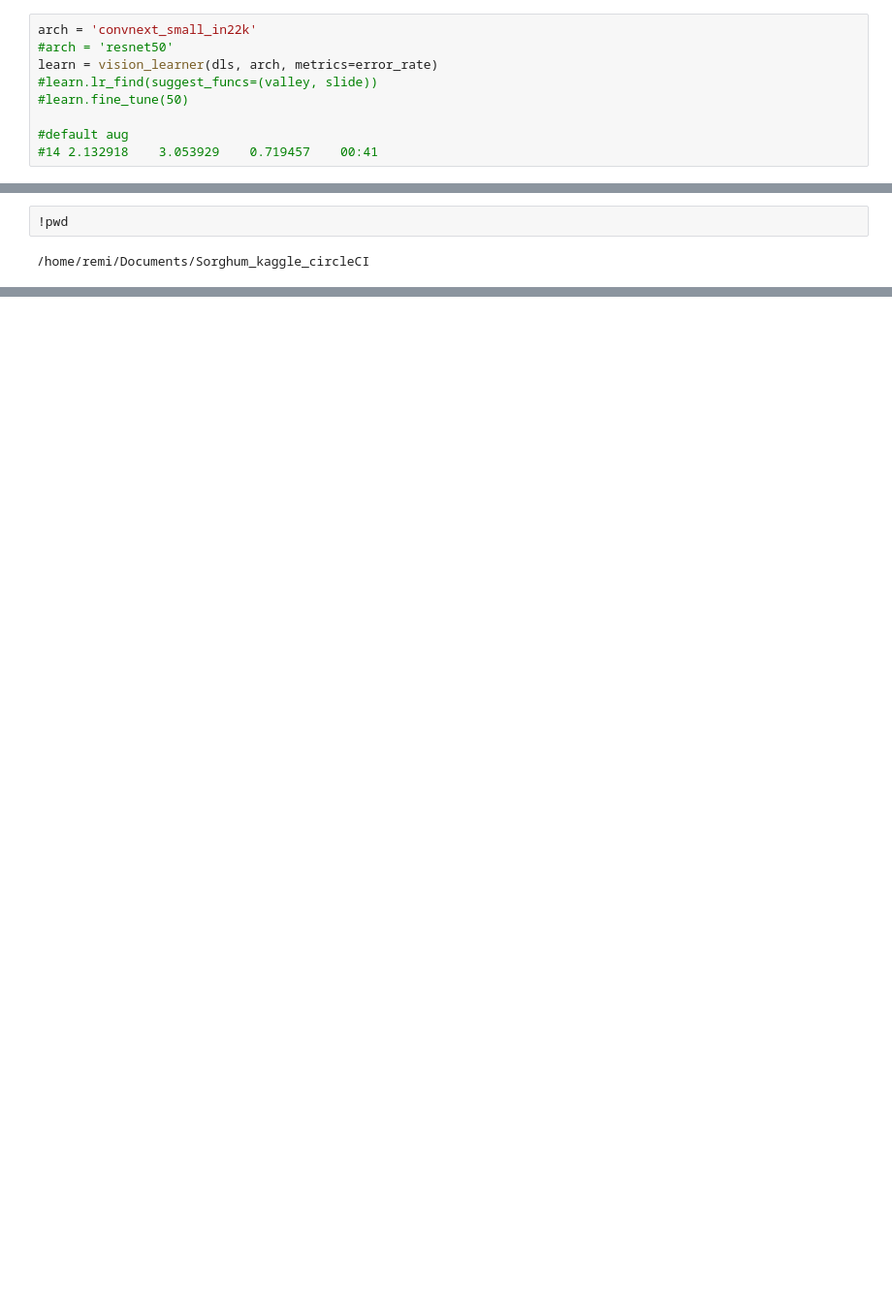
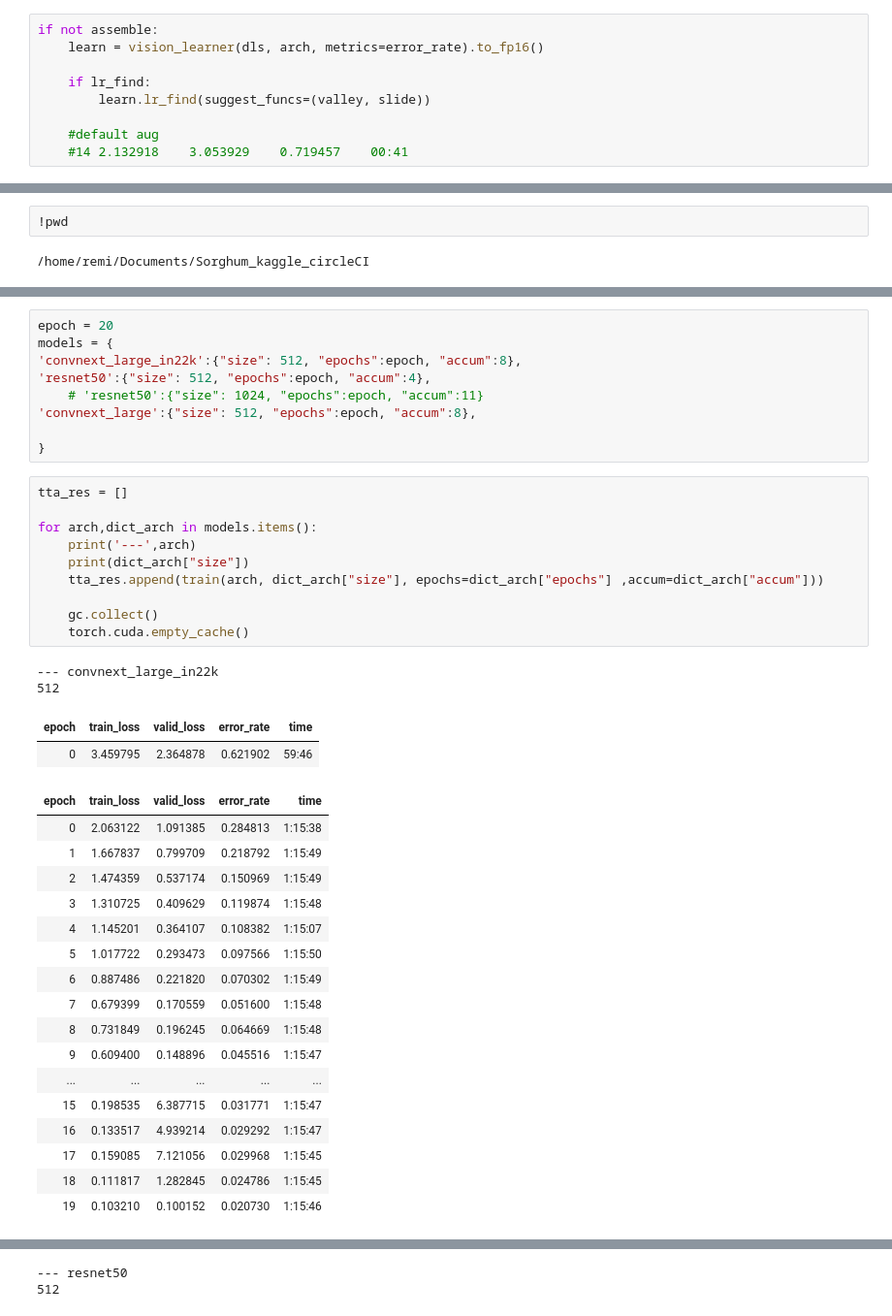
Before and after one commit to remiDupont/Sorghum_kaggle_circleCI, a Jupyter notebook: main_notebook.ipynb, the cells around one changed output, grey strips where cells are left out. Shown: that part at 97% size. Cells and saved outputs as stored; diff of their text form; blank space fills up the shorter version.

```diff
--- a/main_notebook.ipynb
+++ b/main_notebook.ipynb
@@ -113,10 +110,10 @@ from fastai.vision.all import *
 # %%
-arch = 'convnext_small_in22k'
-#arch = 'resnet50'
-learn = vision_learner(dls, arch, metrics=error_rate)
-#learn.lr_find(suggest_funcs=(valley, slide))
-#learn.fine_tune(50)
+if not assemble:
+    learn = vision_learner(dls, arch, metrics=error_rate).to_fp16()
 
-#default aug
-#14	2.132918	3.053929	0.719457	00:41
+    if lr_find:
+        learn.lr_find(suggest_funcs=(valley, slide))
+
+    #default aug
+    #14	2.132918	3.053929	0.719457	00:41
 # %%
@@ -227,0 +196,41 @@ df
+# %%
+epoch = 20
+models = {
+'convnext_large_in22k':{"size": 512, "epochs":epoch, "accum":8},
+'resnet50':{"size": 512, "epochs":epoch, "accum":4},
+    # 'resnet50':{"size": 1024, "epochs":epoch, "accum":11}
+'convnext_large':{"size": 512, "epochs":epoch, "accum":8},
+
+}
+# %%
+tta_res = []
+
+for arch,dict_arch in models.items():
+    print('---',arch)
+    print(dict_arch["size"])
+    tta_res.append(train(arch, dict_arch["size"], epochs=dict_arch["epochs"] ,accum=dict_arch["accum"]))
+
+    gc.collect()
+    torch.cuda.empty_cache()
+# %% [output]
+--- convnext_large_in22k
+512
+| epoch | train_loss | valid_loss | error_rate | time |
+| 0 | 3.459795 | 2.364878 | 0.621902 | 59:46 |
+| epoch | train_loss | valid_loss | error_rate | time |
+| 0 | 2.063122 | 1.091385 | 0.284813 | 1:15:38 |
+| 1 | 1.667837 | 0.799709 | 0.218792 | 1:15:49 |
+| 2 | 1.474359 | 0.537174 | 0.150969 | 1:15:49 |
+| 3 | 1.310725 | 0.409629 | 0.119874 | 1:15:48 |
+| 4 | 1.145201 | 0.364107 | 0.108382 | 1:15:07 |
+| 5 | 1.017722 | 0.293473 | 0.097566 | 1:15:50 |
+| 6 | 0.887486 | 0.221820 | 0.070302 | 1:15:49 |
+| 7 | 0.679399 | 0.170559 | 0.051600 | 1:15:48 |
+| 8 | 0.731849 | 0.196245 | 0.064669 | 1:15:48 |
+| 9 | 0.609400 | 0.148896 | 0.045516 | 1:15:47 |
+| ... | ... | ... | ... | ... |
+| 15 | 0.198535 | 6.387715 | 0.031771 | 1:15:47 |
+| 16 | 0.133517 | 4.939214 | 0.029292 | 1:15:47 |
+| 17 | 0.159085 | 7.121056 | 0.029968 | 1:15:45 |
+| 18 | 0.111817 | 1.282845 | 0.024786 | 1:15:45 |
+| 19 | 0.103210 | 0.100152 | 0.020730 | 1:15:46 |
@@ -227,0 +239,2 @@ df
+--- resnet50
+512
```
Also changed, not shown: parts of 34 cells of this notebook.
